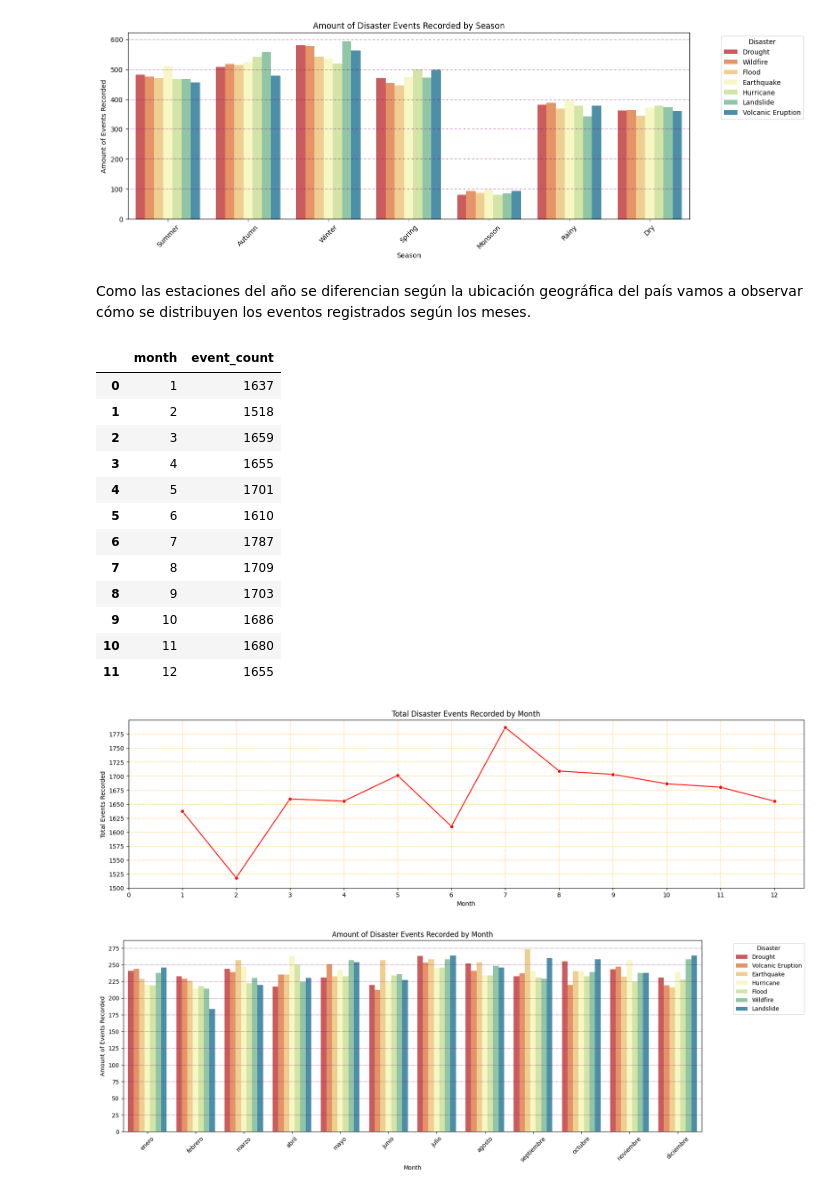
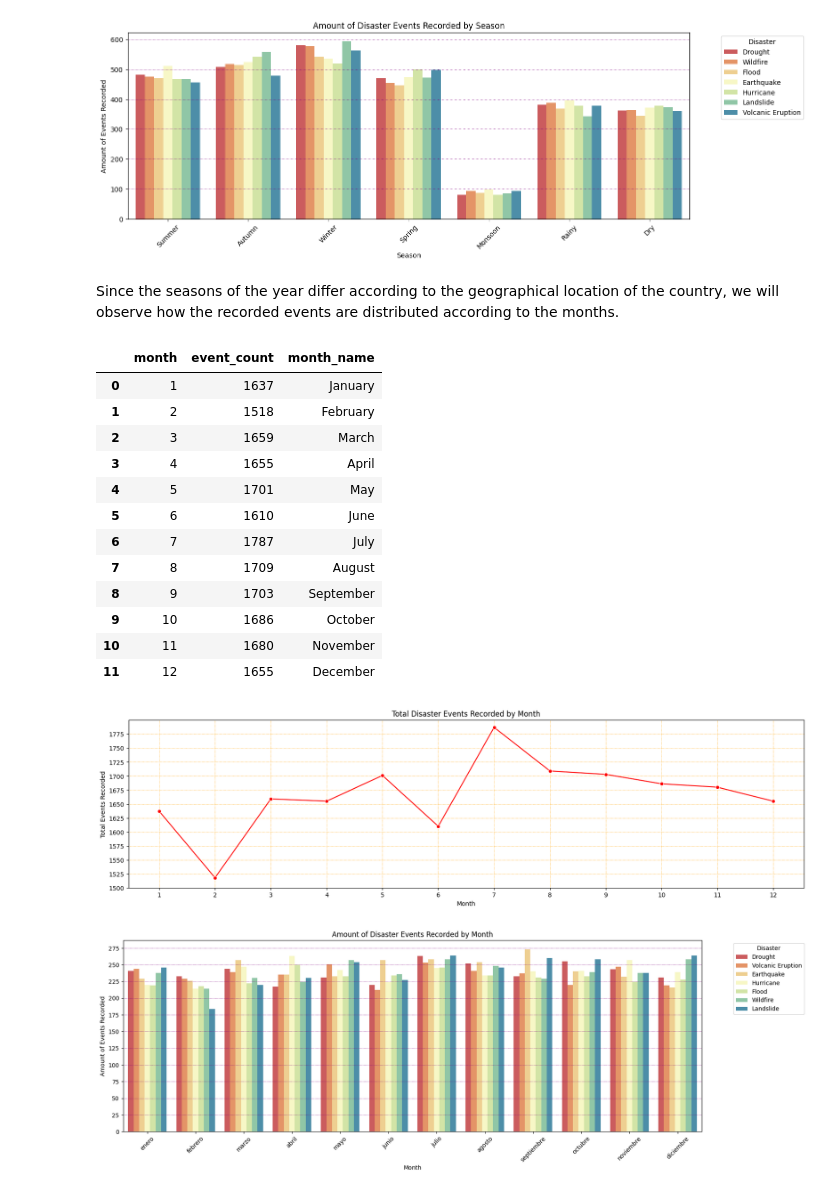
Before and after one commit to ailinalvarez/natural_disaster, a Jupyter notebook: disaster_event.ipynb, the cells around one changed output. Cells and saved outputs as stored; diff of their text form; code cells hidden in the pictures.

```diff
--- a/disaster_event.ipynb
+++ b/disaster_event.ipynb
@@ -208,37 +211,42 @@ plt.xticks(rotation=45);
 # %% [output]
 [figure]
 # %% [markdown]
-Como las estaciones del año se diferencian según la ubicación geográfica del país vamos a observar cómo se distribuyen los eventos registrados según los meses.
+Since the seasons of the year differ according to the geographical location of the country, we will observe how the recorded events are distributed according to the months.
 # %%
-#frecuencia de eventos totales registrados por mes
+#frequency of total events recorded per month
 data_clean['month'] = data_clean['date'].dt.month
 eventos_por_mes = data_clean.groupby('month')['disaster_type'].count().reset_index()
 eventos_por_mes = eventos_por_mes.rename(columns={'disaster_type': 'event_count'})
+
+#We add name according to the month number
+eventos_por_mes['month_name'] = eventos_por_mes['month'].apply(lambda x: dt.datetime(2025, x, 1).strftime('%B'))
+eventos_por_mes = eventos_por_mes.sort_values(by='month', key=lambda x: pd.Categorical(x, categories=[1, 2, 3, 4, 5, 6, 7, 8, 9, 10, 11, 12], ordered=True))
 display(eventos_por_mes)
-
-#graficamos la frecuencia de eventos por mes
-plt.figure(figsize=(20,5))
-sns.lineplot(data=eventos_por_mes, x='month', y='event_count', marker='o', color='red')
-plt.title('Total Disaster Events Recorded by Month')
-plt.xlabel('Month')
-plt.ylabel('Total Events Recorded')
-plt.grid(axis='y', color='orange', linestyle=':', linewidth=0.7)
-plt.grid(axis='x', color='orange', linestyle=':', linewidth=0.7)
-plt.xticks(range(0, 13, 1))
-plt.yticks(range(1500, 1800, 25));
 # %% [output]
-|  | month | event_count |
-| 0 | 1 | 1637 |
-| 1 | 2 | 1518 |
-| 2 | 3 | 1659 |
-| 3 | 4 | 1655 |
-| 4 | 5 | 1701 |
-| 5 | 6 | 1610 |
-| 6 | 7 | 1787 |
-| 7 | 8 | 1709 |
-| 8 | 9 | 1703 |
-| 9 | 10 | 1686 |
-| 10 | 11 | 1680 |
-| 11 | 12 | 1655 |
+|  | month | event_count | month_name |
+| 0 | 1 | 1637 | January |
+| 1 | 2 | 1518 | February |
+| 2 | 3 | 1659 | March |
+| 3 | 4 | 1655 | April |
+| 4 | 5 | 1701 | May |
+| 5 | 6 | 1610 | June |
+| 6 | 7 | 1787 | July |
+| 7 | 8 | 1709 | August |
+| 8 | 9 | 1703 | September |
+| 9 | 10 | 1686 | October |
+| 10 | 11 | 1680 | November |
+| 11 | 12 | 1655 | December |
-[figure, removed]
+# %%
+#We graphed the frequency of events per month
+plt.figure(figsize=(20,5))
+sns.lineplot(data=eventos_por_mes, x='month', y='event_count', marker='o', color='red')
+plt.title('Total Disaster Events Recorded by Month')
+plt.xlabel('Month')
+plt.ylabel('Total Events Recorded')
+plt.grid(axis='y', color='orange', linestyle=':', linewidth=0.7)
+plt.grid(axis='x', color='orange', linestyle=':', linewidth=0.7)
+plt.xticks(range(1, 13, 1))
+plt.yticks(range(1500, 1800, 25));
+# %% [output]
+[figure, added]
 # %%
```
Also changed, not shown: parts of 39 cells of this notebook.
